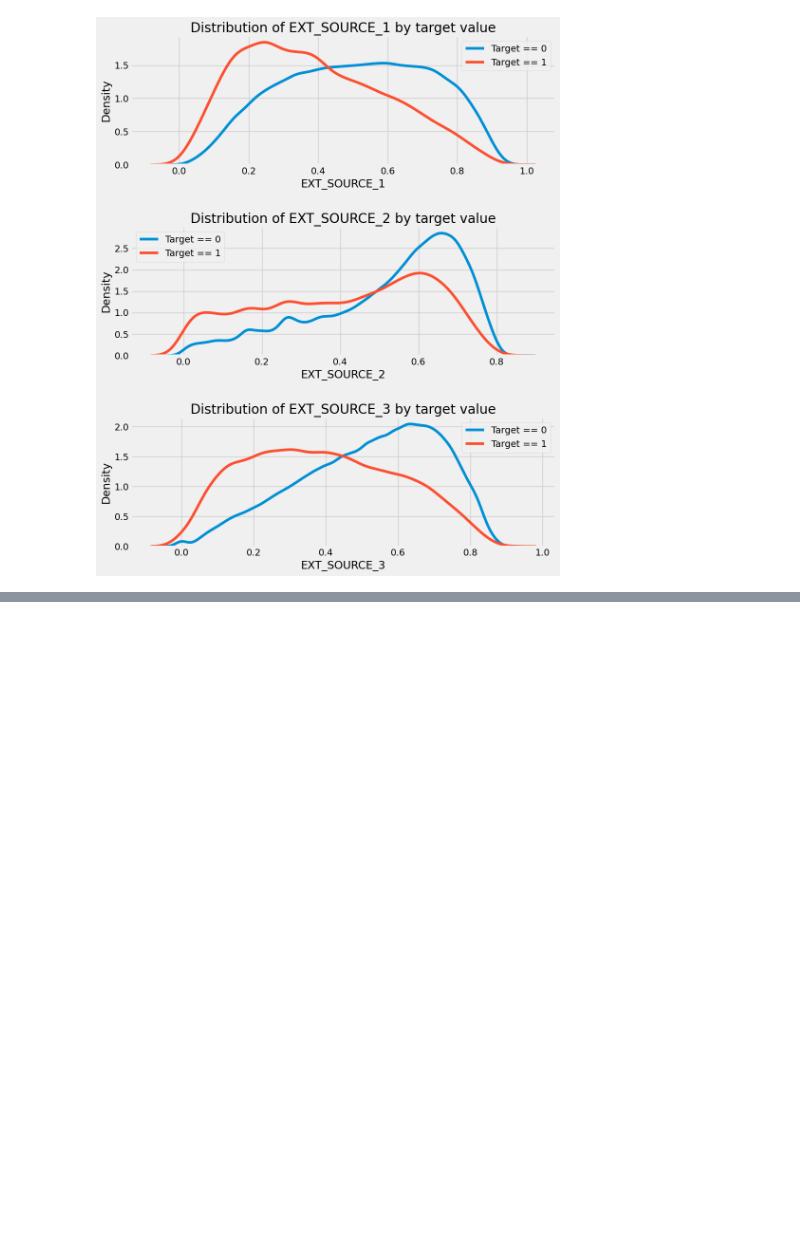
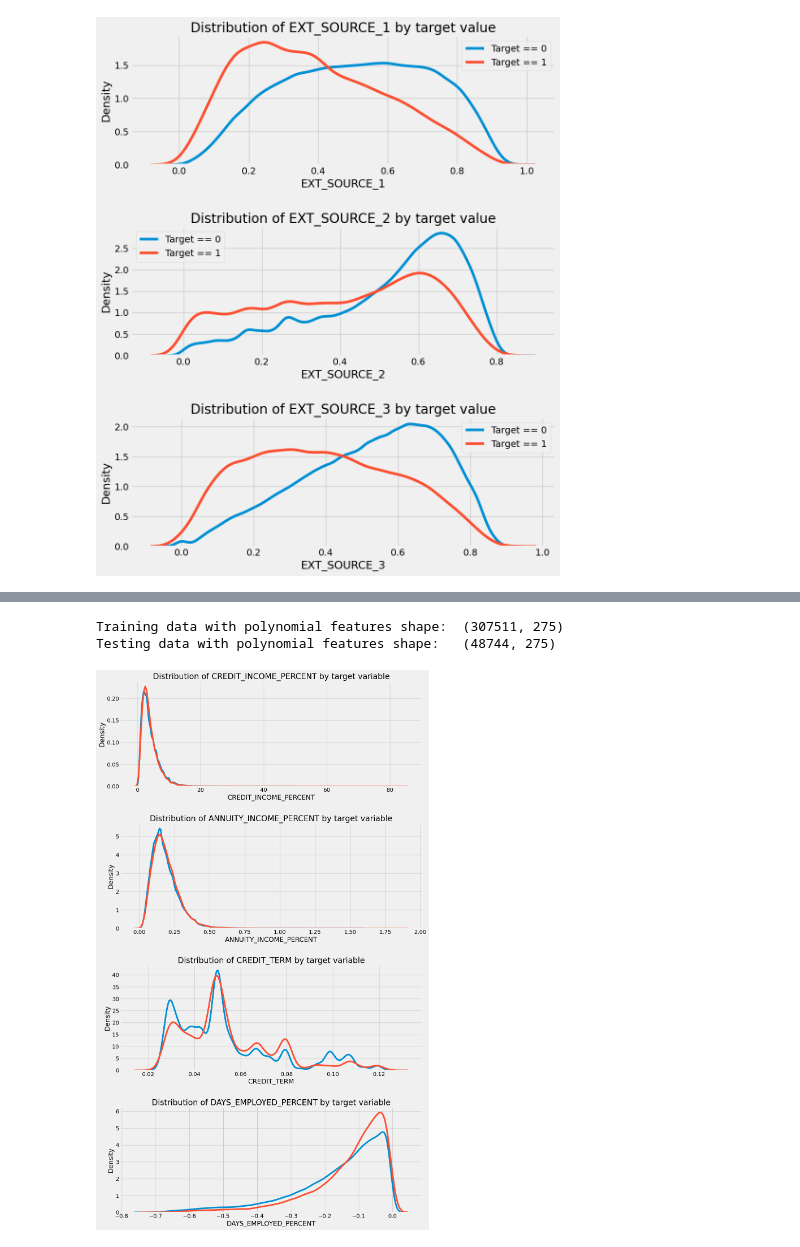
Before and after one commit to Giorgi-Tabatadze/home-credit-default-risk-kaggle-home-credit-group, a Jupyter notebook: starting-model.ipynb, the cells around one changed output, grey strips where cells are left out. Saved outputs shown, nothing was run; the diff lists cells and outputs as text; code cells hidden in the pictures; blank space fills up the shorter version.

```diff
--- a/starting-model.ipynb
+++ b/starting-model.ipynb
@@ -360,0 +414,26 @@ plt.tight_layout(h_pad=2.5)
+# %%
+poly_features_test = pd.DataFrame(poly_features_test,
+                                  columns = poly_transformer.get_feature_names_out(['EXT_SOURCE_1', 'EXT_SOURCE_2',
+                                                                                'EXT_SOURCE_3', 'DAYS_BIRTH']))
+
+poly_features['SK_ID_CURR'] = application_train['SK_ID_CURR']
+application_train_poly = application_train.merge(poly_features, on = 'SK_ID_CURR', how = 'left')
+
+poly_features_test['SK_ID_CURR'] = application_test['SK_ID_CURR']
+application_test_poly = application_test.merge(poly_features_test, on = 'SK_ID_CURR', how = 'left')
+
+application_train_poly, application_test_poly = application_train_poly.align(application_test_poly, join = 'inner', axis = 1)
+
+print('Training data with polynomial features shape: ', application_train_poly.shape)
+print('Testing data with polynomial features shape:  ', application_test_poly.shape)
+# %% [output]
+Training data with polynomial features shape:  (307511, 275)
+Testing data with polynomial features shape:   (48744, 275)
+# %%
+application_train_domain = application_train.copy()
+application_test_domain = application_test.copy()
+
+application_train_domain['CREDIT_INCOME_PERCENT'] = application_train_domain['AMT_CREDIT'] / application_train_domain['AMT_INCOME_TOTAL']
+application_train_domain['ANNUITY_INCOME_PERCENT'] = application_train_domain['AMT_ANNUITY'] / application_train_domain['AMT_INCOME_TOTAL']
+application_train_domain['CREDIT_TERM'] = application_train_domain['AMT_ANNUITY'] / application_train_domain['AMT_CREDIT']
+application_train_domain['DAYS_EMPLOYED_PERCENT'] = application_train_domain['DAYS_EMPLOYED'] / application_train_domain['DAYS_BIRTH']
@@ -360,0 +445,14 @@ plt.tight_layout(h_pad=2.5)
+# %%
+plt.figure(figsize=(12,20))
+
+for i, feature in enumerate(['CREDIT_INCOME_PERCENT', 'ANNUITY_INCOME_PERCENT', 'CREDIT_TERM', 'DAYS_EMPLOYED_PERCENT']):
+    plt.subplot(4, 1, i+1)
+    sns.kdeplot(application_train_domain.loc[application_train_domain["TARGET"] ==0, feature], label = "Target == 0")
+    sns.kdeplot(application_train_domain.loc[application_train_domain["TARGET"] ==1, feature], label = "Target == 1")
+
+    plt.title(f"Distribution of {feature} by target variable")
+    plt.xlabel(feature); plt.ylabel("Density")
+
+plt.tight_layout(h_pad = 2.5)
+# %% [output]
+[figure, added]
```
Also changed, not shown: parts of 33 cells of this notebook, 2 other files.
